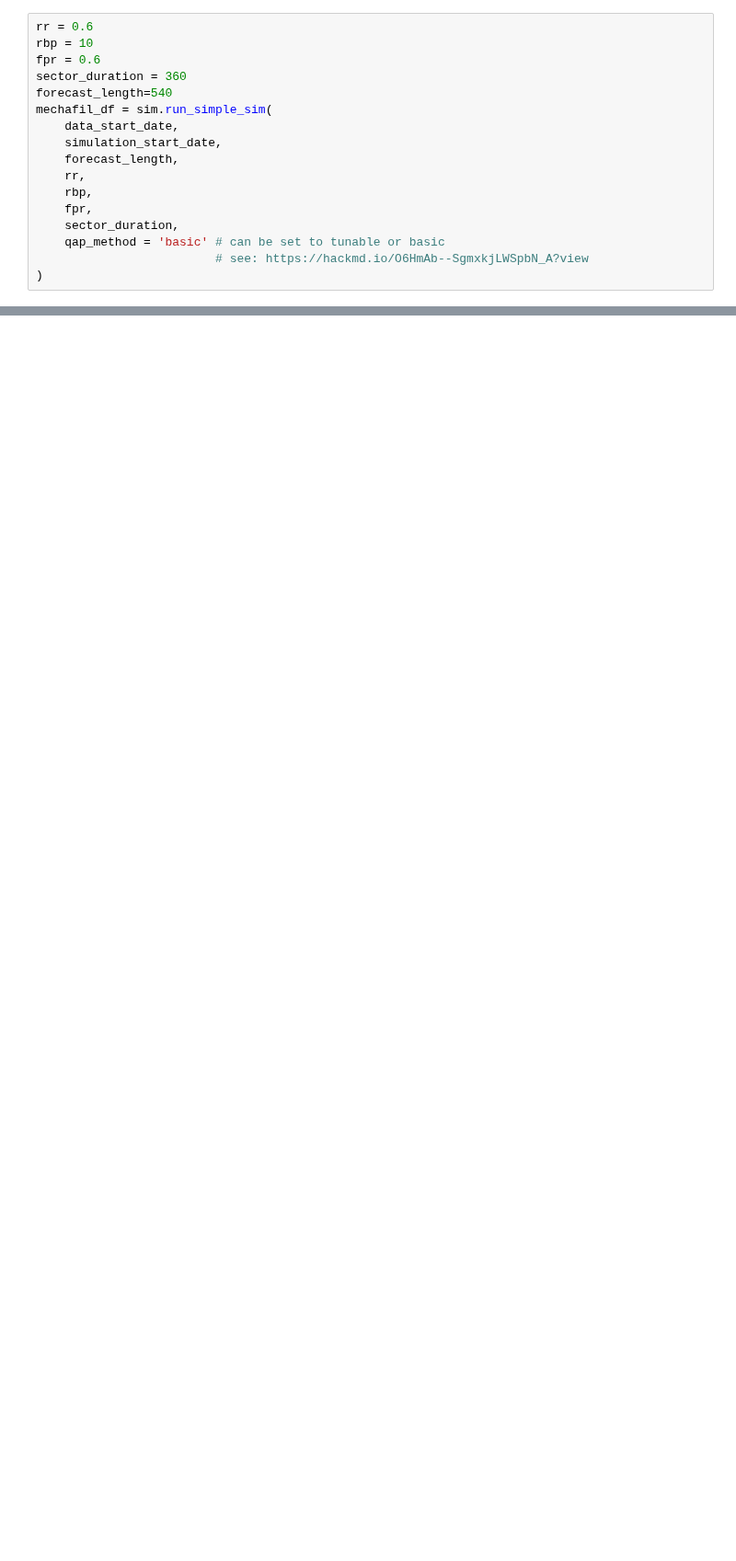
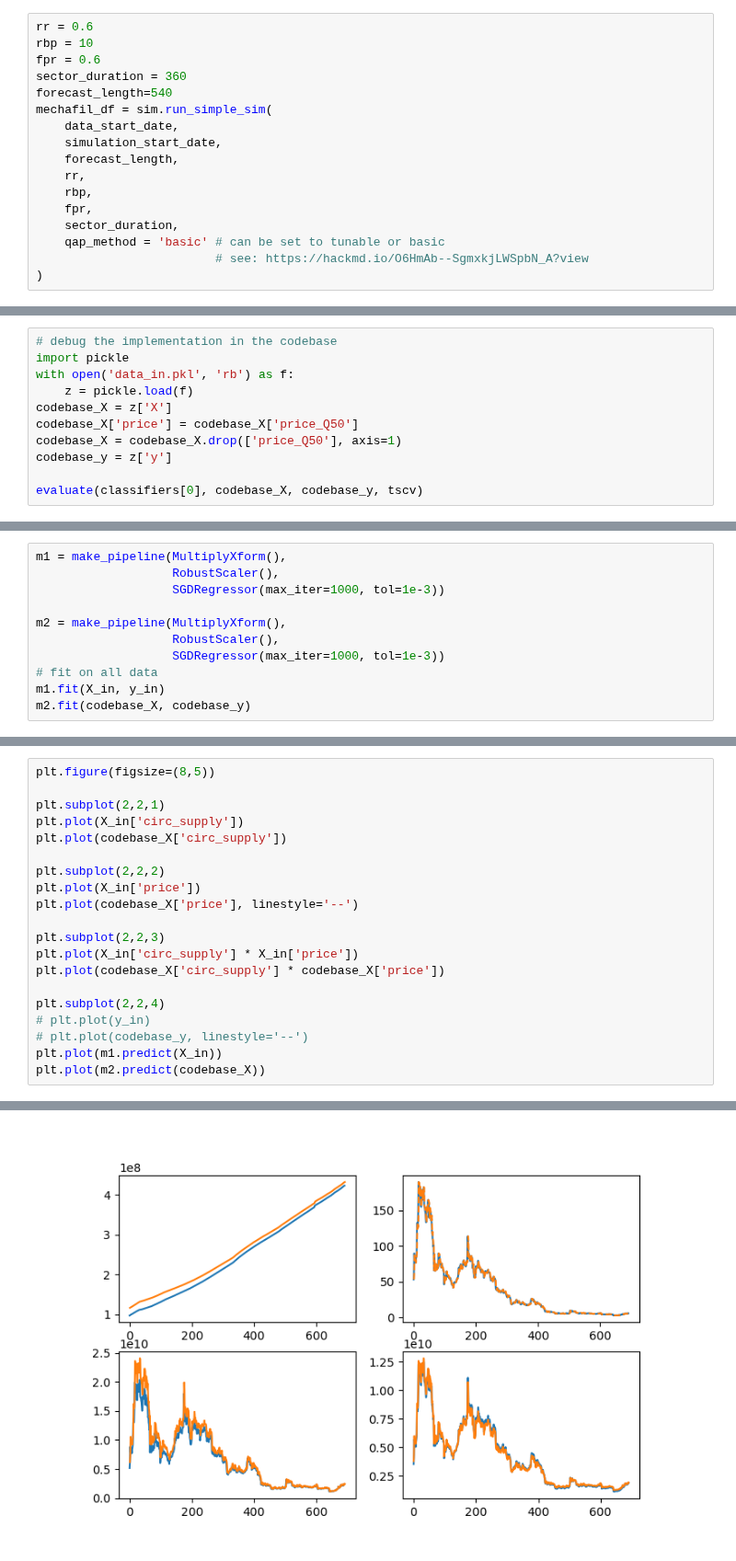
Before and after one commit to protocol/filecoin-agent-twin, a Jupyter notebook: notebooks/market_cap.ipynb, the cells around one changed output, grey strips where cells are left out. Shown at 92% size. Saved outputs shown, nothing was run; the diff lists cells and outputs as text; blank space fills up the shorter version.

```diff
--- a/notebooks/market_cap.ipynb
+++ b/notebooks/market_cap.ipynb
@@ -182,0 +213,11 @@ MLP 0.8918352020567659
+# %%
+# debug the implementation in the codebase
+import pickle
+with open('data_in.pkl', 'rb') as f:
+    z = pickle.load(f)
+codebase_X = z['X']
+codebase_X['price'] = codebase_X['price_Q50']
+codebase_X = codebase_X.drop(['price_Q50'], axis=1)
+codebase_y = z['y']
+
+evaluate(classifiers[0], codebase_X, codebase_y, tscv)
@@ -182,0 +228,11 @@ MLP 0.8918352020567659
+# %%
+m1 = make_pipeline(MultiplyXform(),
+                   RobustScaler(),
+                   SGDRegressor(max_iter=1000, tol=1e-3))
+
+m2 = make_pipeline(MultiplyXform(),
+                   RobustScaler(),
+                   SGDRegressor(max_iter=1000, tol=1e-3))
+# fit on all data
+m1.fit(X_in, y_in)
+m2.fit(codebase_X, codebase_y)
@@ -182,0 +243,21 @@ MLP 0.8918352020567659
+# %%
+plt.figure(figsize=(8,5))
+
+plt.subplot(2,2,1)
+plt.plot(X_in['circ_supply'])
+plt.plot(codebase_X['circ_supply'])
+
+plt.subplot(2,2,2)
+plt.plot(X_in['price'])
+plt.plot(codebase_X['price'], linestyle='--')
+
+plt.subplot(2,2,3)
+plt.plot(X_in['circ_supply'] * X_in['price'])
+plt.plot(codebase_X['circ_supply'] * codebase_X['price'])
+
+plt.subplot(2,2,4)
+# plt.plot(y_in)
+# plt.plot(codebase_y, linestyle='--')
+plt.plot(m1.predict(X_in))
+plt.plot(m2.predict(codebase_X))
+# %% [output]
@@ -183 +265,2 @@ MLP 0.8918352020567659
+[figure, added]
 # %%
```
Also changed, not shown: parts of 20 cells of this notebook, 9 other files.
